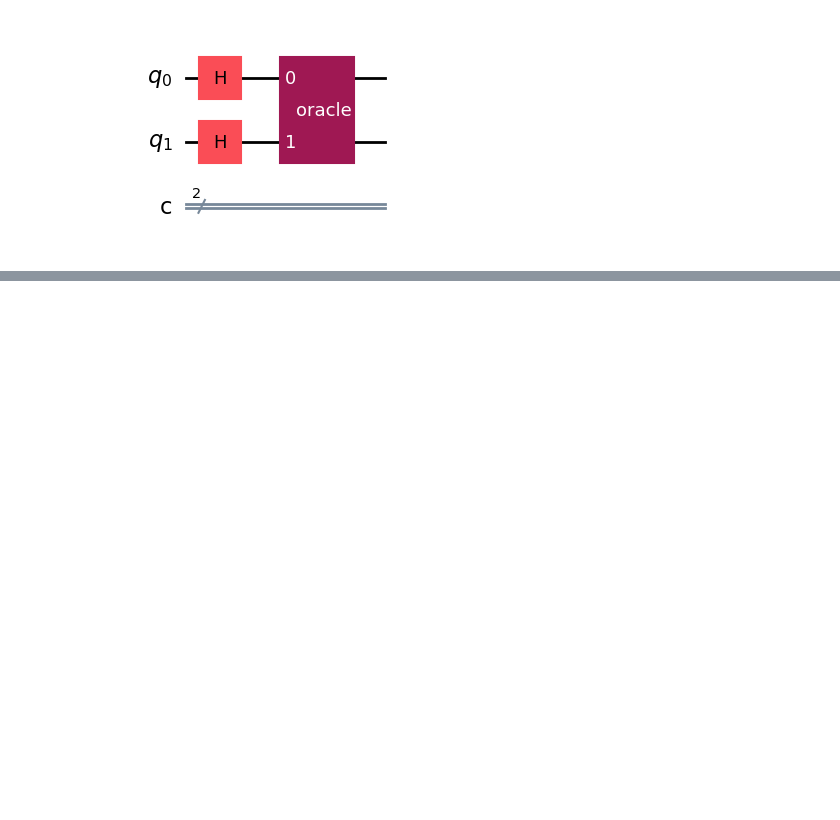
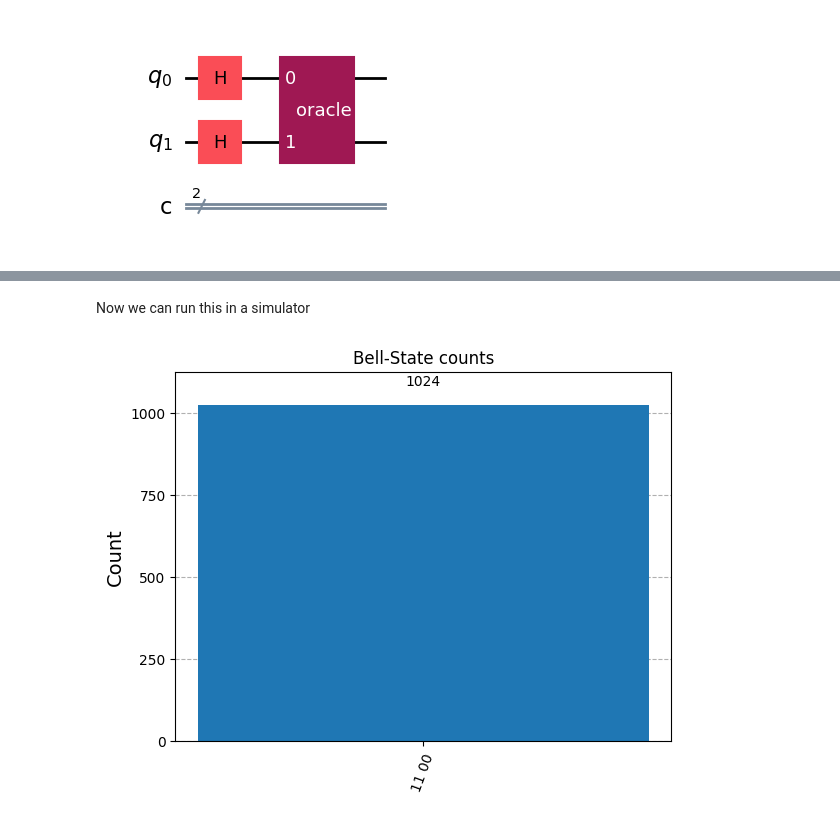
Before and after one commit to BatataDoc3/Tese, a Jupyter notebook: Algorithms/Grovers/grover.ipynb, the cells around one changed output, grey strips where cells are left out. Drawn from its saved outputs; the diff is of its cells as text; code cells hidden in the pictures; blank space fills up the shorter version.

```diff
--- a/Algorithms/Grovers/grover.ipynb
+++ b/Algorithms/Grovers/grover.ipynb
@@ -114,0 +127,13 @@ NameError: name 'execute' is not defined
+# %% [markdown]
+Now we can run this in a simulator
+# %%
+# Transpile for simulator
+simulator = AerSimulator()
+circ = transpile(circuit, simulator)
+
+# Run and get counts
+result = simulator.run(circ).result()
+counts = result.get_counts(circ)
+plot_histogram(counts, title='Bell-State counts')
+# %% [output]
+[figure, added]
```
Also changed, not shown: parts of 8 cells of this notebook, 2 other files.
